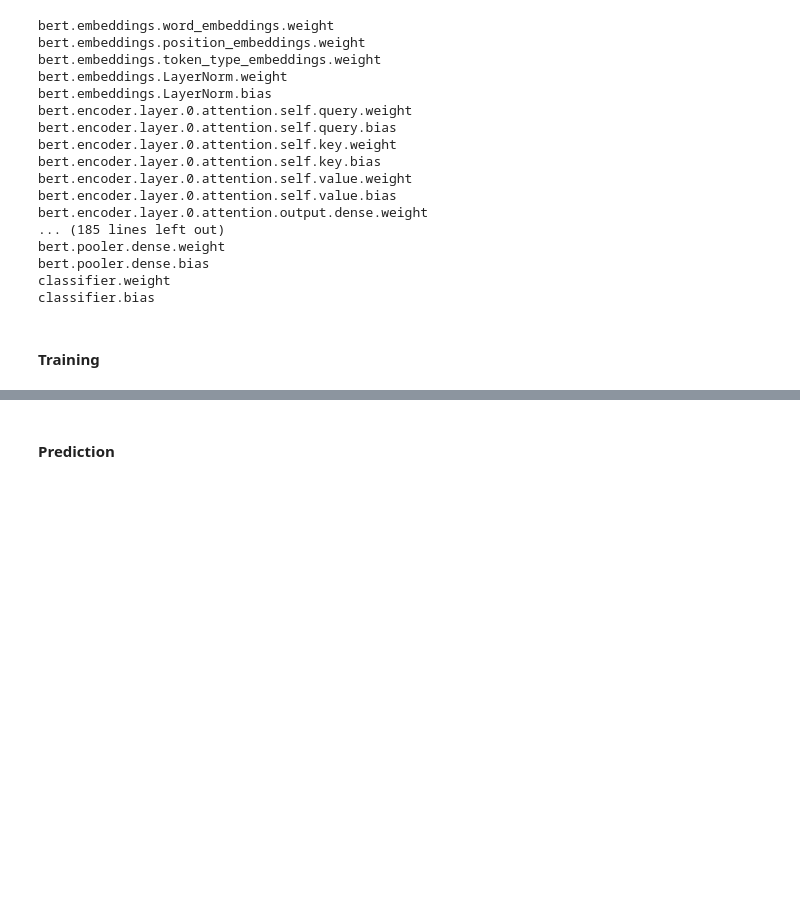
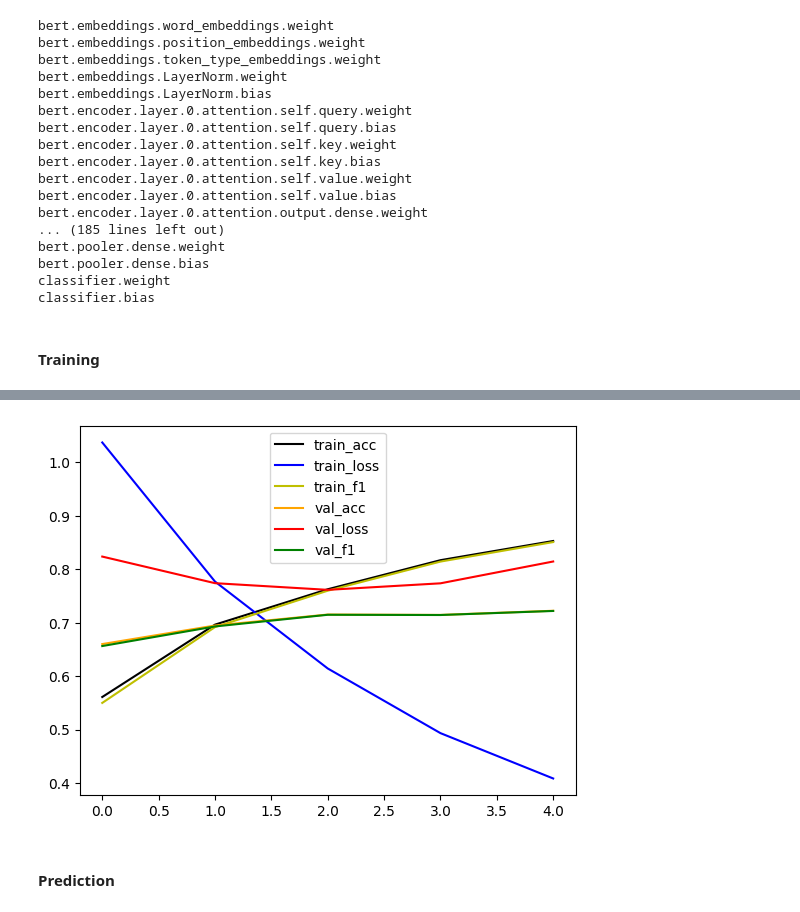
Before and after one commit to AAhmadS/Document-and-Token-Classification, a Jupyter notebook: Sentiment_analysis.ipynb, the cells around one changed output, grey strips where cells are left out. Saved outputs shown, nothing was run; the diff lists cells and outputs as text; code cells hidden in the pictures; blank space fills up the shorter version.

```diff
--- a/Sentiment_analysis.ipynb
+++ b/Sentiment_analysis.ipynb
@@ -851,7 +832,7 @@ class ClassifierModel(nn.Module):
         super(ClassifierModel, self).__init__()
 
         self.bert = BertModel.from_pretrained(MODEL_NAME_OR_PATH)
-        self.dropout = nn.Dropout(config.hidden_dropout_prob)
+        self.dropout = nn.Dropout(p=0.5)
         self.classifier = nn.Linear(config.hidden_size,output_size)
 
     def forward(self, input_ids, attention_mask, token_type_ids):
@@ -870,7 +851,7 @@ gc.collect()
 torch.cuda.empty_cache()
 pt_model = None
 # %%
-pt_model = ClassifierModel(config=config,output_size=6)
+pt_model = ClassifierModel(config=config,output_size=5)
 pt_model = pt_model.to(device)
 
 print('pt_model', type(pt_model))
@@ -987,7 +968,7 @@ def train_op(model,
              optimizer,
              scheduler,
              step=0,
-             print_every_step=100,
+             print_every_step=397,
              eval=False,
              eval_cb=None,
              eval_loss_min=np.Inf,
@@ -1071,9 +1052,11 @@ def eval_callback(epoch, epochs, output_path):
 
         statement += 'Train Loss: {:.6f}...'.format(train_loss)
         statement += 'Train Acc: {:.3f}...'.format(train_score['acc'])
+        statement += 'Train F1: {:.3f}...'.format(train_score['f1'])
 
         statement += 'Valid Loss: {:.6f}...'.format(eval_loss)
         statement += 'Valid Acc: {:.3f}...'.format(eval_score['acc'])
+        statement += 'Valid F1: {:.3f}...'.format(eval_score['f1'])
 
         print(statement)
 
@@ -1100,8 +1083,9 @@ scheduler = get_linear_schedule_with_warmup(
     num_warmup_steps=0,
     num_training_steps=total_steps
 )
-
-loss_fn = nn.CrossEntropyLoss()
+summed = sum([len(train['polarity'] == i) for i in range(5)])
+weight = torch.tensor([len(train['polarity'] == i) for i in range(5)]).to(device) / summed
+loss_fn = nn.CrossEntropyLoss(weight=weight)
 
 step = 0
 eval_loss_min = np.Inf
@@ -1134,6 +1118,8 @@ for epoch in tqdm(range(1, EPOCHS + 1), desc="Epochs... "):
 
     history['train_acc'].append(train_score['acc'])
     history['train_loss'].append(train_loss)
+    history['train_f1'].append(train_score['f1'])
     history['val_acc'].append(eval_score['acc'])
     history['val_loss'].append(eval_loss)
+    history['val_f1'].append(eval_score['f1'])
 # %% [output]
@@ -1141,3 +1134,14 @@ RuntimeError: ignored
+# %%
+keyset = ['train_acc','train_loss','train_f1','val_acc','val_loss','val_f1']
+colors = ['black','blue','y','orange','red','g']
+for i in range(len(keyset)):
+  x = history[keyset[i]]
+  plt.plot(x,colors[i],label = keyset[i])
+
+plt.legend()
+plt.show()
+# %% [output]
+[figure, added]
 # %% [markdown]
 #### Prediction
 # %%
```
Also changed, not shown: parts of 57 cells of this notebook.
